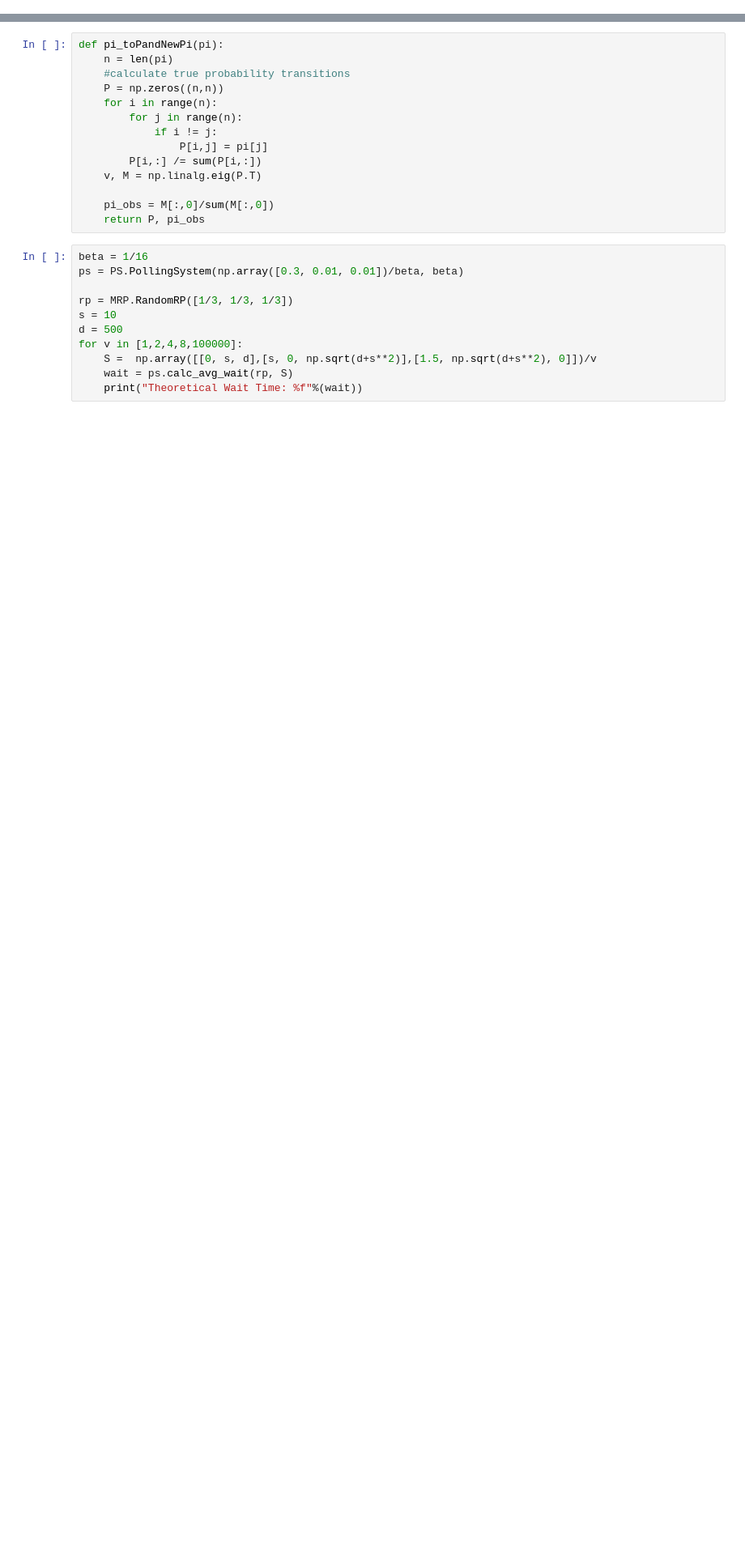
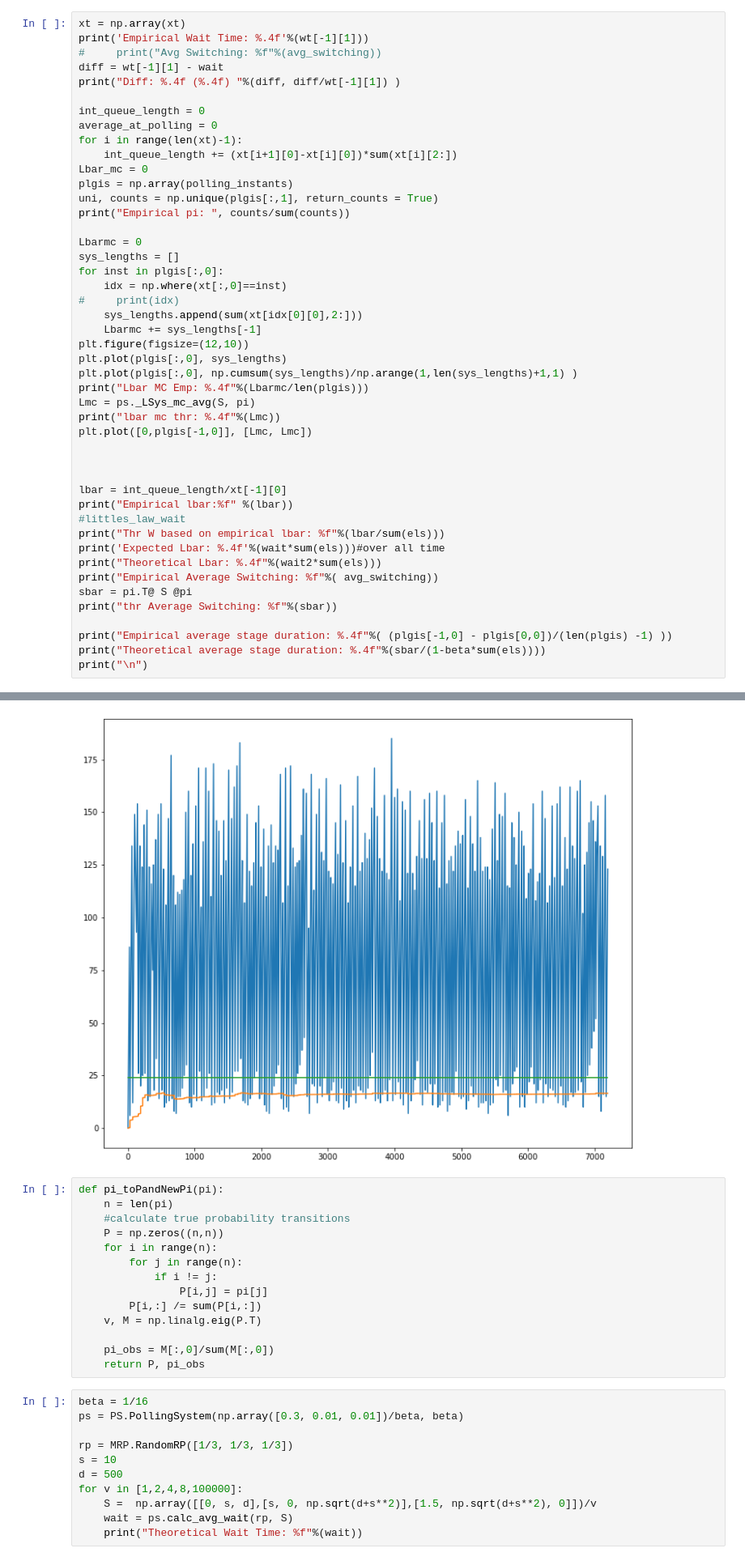
Before and after one commit to zhiyunjiang/CommMotionPlanning, a Jupyter notebook: python/polling_systems/Polling System Demo.ipynb, the cells around one changed output, grey strips where cells are left out. Shown at 81% size. Saved outputs shown, nothing was run; the diff lists cells and outputs as text; blank space fills up the shorter version.

```diff
--- a/python/polling_systems/Polling System Demo.ipynb
+++ b/python/polling_systems/Polling System Demo.ipynb
@@ -6,0 +35,47 @@ from matplotlib import pyplot as plt
+# %%
+xt = np.array(xt)
+print('Empirical Wait Time: %.4f'%(wt[-1][1]))
+#     print("Avg Switching: %f"%(avg_switching))
+diff = wt[-1][1] - wait
+print("Diff: %.4f (%.4f) "%(diff, diff/wt[-1][1]) )
+
+int_queue_length = 0
+average_at_polling = 0
+for i in range(len(xt)-1):
+    int_queue_length += (xt[i+1][0]-xt[i][0])*sum(xt[i][2:])
+Lbar_mc = 0
+plgis = np.array(polling_instants)
+uni, counts = np.unique(plgis[:,1], return_counts = True)
+print("Empirical pi: ", counts/sum(counts))
+
+Lbarmc = 0
+sys_lengths = []
+for inst in plgis[:,0]:
+    idx = np.where(xt[:,0]==inst)
+#     print(idx)
+    sys_lengths.append(sum(xt[idx[0][0],2:]))
+    Lbarmc += sys_lengths[-1]
+plt.figure(figsize=(12,10))
+plt.plot(plgis[:,0], sys_lengths)
+plt.plot(plgis[:,0], np.cumsum(sys_lengths)/np.arange(1,len(sys_lengths)+1,1) )
+print("Lbar MC Emp: %.4f"%(Lbarmc/len(plgis)))
+Lmc = ps._LSys_mc_avg(S, pi)
+print("lbar mc thr: %.4f"%(Lmc))
+plt.plot([0,plgis[-1,0]], [Lmc, Lmc])
+
+
+
+lbar = int_queue_length/xt[-1][0]
+print("Empirical lbar:%f" %(lbar))
+#littles_law_wait
+print("Thr W based on empirical lbar: %f"%(lbar/sum(els)))
+print('Expected Lbar: %.4f'%(wait*sum(els)))#over all time
+print("Theoretical Lbar: %.4f"%(wait2*sum(els)))
+print("Empirical Average Switching: %f"%( avg_switching))
+sbar = pi.T@ S @pi
+print("thr Average Switching: %f"%(sbar))
+
+print("Empirical average stage duration: %.4f"%( (plgis[-1,0] - plgis[0,0])/(len(plgis) -1) ))
+print("Theoretical average stage duration: %.4f"%(sbar/(1-beta*sum(els))))
+print("\n")
+# %% [output]
@@ -7,3 +95,4 @@ from matplotlib import pyplot as plt
+[figure, added]
 # %%
 def pi_toPandNewPi(pi):
     n = len(pi)
```
Also changed, not shown: parts of 12 cells of this notebook, 2 other files.
